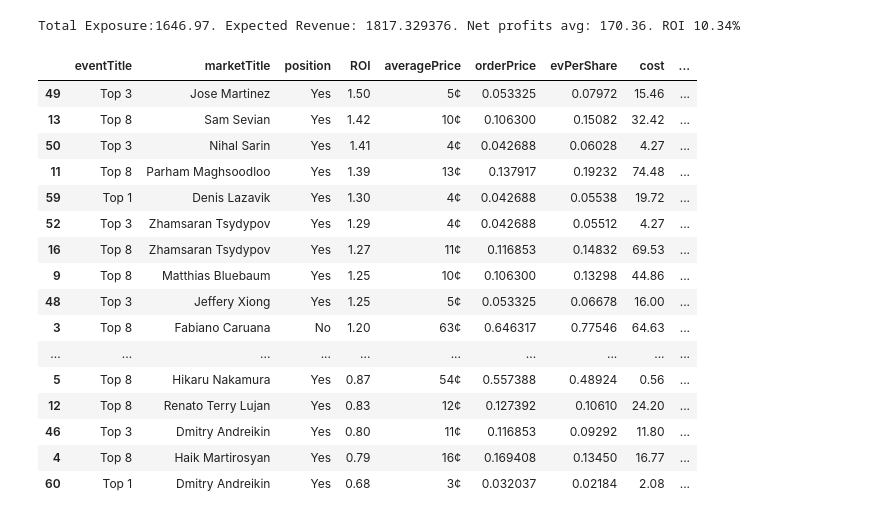
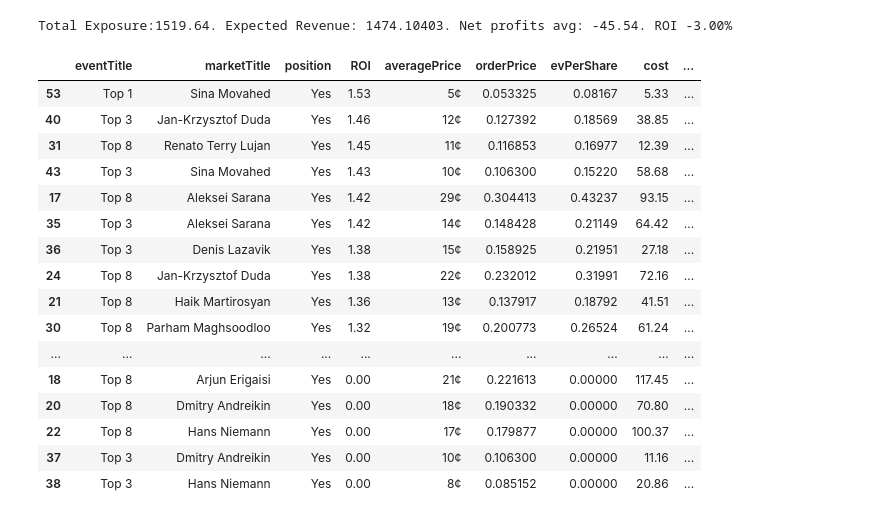
Before and after one commit to EvanMcCormick37/titled-tuesday-analysis, a Jupyter notebook: evans-analysis.ipynb, the cells around one changed output. Cells and saved outputs as stored; diff of their text form; code cells hidden in the pictures.

```diff
--- a/evans-analysis.ipynb
+++ b/evans-analysis.ipynb
@@ -161,0 +122,21 @@ Found 153 markets in events '['KXTITLEDTUESDAY-26JUL14', 'KXTITLEDTUESTOP-26JUL1
+# %%
+results = pd.read_csv("data/model_predictions/latest.csv").set_index('username')
+df = pd.DataFrame(all_asks)
+df['n'] = df['Market Title'].apply(lambda s: re.search(r'\d+',s).group())
+
+df['username'] = df['Player Name'].apply(lambda n: PLAYER_TO_USERNAME[n])
+evs = []
+order_prices=[]
+for _, row in df.iterrows():
+    n = 1 if row['n'] == '21' else int(row['n'])
+    p_yes = (results.loc[row['username'], f'P_top{n}'].item())
+    evs.append(p_yes if row['Side']=='YES' else (1-p_yes))
+
+df['EV'] = evs
+df['Order Price'] = (df['Ask Price ($)'] + 0.07 * df['Ask Price ($)'] * (1.0 - df['Ask Price ($)']))
+df['Total Cost'] = df['Quantity Available']*df['Order Price']
+df['Expected Return'] = ((df['EV']-df['Order Price'])*df['Quantity Available'].astype(int))
+df['ROI'] = round(df['EV']/df['Order Price'].astype(float),3)
+df = df[df['ROI']>1.]
+print(df['Expected Return'].sum())
+df[['Market Title','ROI','Side','Order Price','EV','Quantity Available','Total Cost','Expected Return']][(df['ROI']>1.)].sort_values('ROI',ascending=False)
@@ -180,7 +221,9 @@ for ax, (n, title) in zip(axes, metrics):
     norm = mcolors.Normalize(vmin=df_plot[col_when].min(), vmax=df_plot[col_when].max())
     colors = cmap(norm(df_plot[col_when]))
 
-    sns.barplot(data = df_plot, x=col_chance, y='username', ax=ax, palette=colors)
+    names = [USERNAME_TO_PLAYER.get(username,username) for username in df_plot['username']]
+
+    sns.barplot(data = df_plot, x=col_chance, y=names, ax=ax, palette=colors)
 
     ax.set_title(title, fontweight='bold')
 
@@ -243,7 +286,7 @@ for ax, (n, title) in zip(axes, metrics):
     for i, row in df_plot.iterrows():
         yes_val = row['Yes_Price']
         no_val = row['No_Price']
-        name = USERNAME_TO_PLAYER[row['username']]
+        name = USERNAME_TO_PLAYER.get(row['username'],row['username'])
 
         # Text for the Yes price (placed slightly to the right of the green bar's edge)
         ax.text(yes_val, i, yes_val, va='center', ha='left', fontsize=8, color='black')
@@ -341,7 +369,7 @@ def display_profits(df_tt, df_results, verbose=False):
         costs += row['cost']
 
         pos = 1.0 if row['position']=='Yes' else 0.0
-        username = PLAYER_TO_USERNAMES[row['marketTitle']][0]
+        username = PLAYER_TO_USERNAME[row['marketTitle']][0]
         n = row['n']
 
         if not username in df_results.index:
@@ -368,7 +396,7 @@ def avg_profits(df, df_results, fees=0, verbose=False):
     values = []
     values_per_share = []
     for idx, row in df.iterrows():
-        username = PLAYER_TO_USERNAMES[row['marketTitle']][0]
+        username = PLAYER_TO_USERNAME[row['marketTitle']]
         n = row['n']
         costs.append(round(row['volume']*row['orderPrice'],2))
 
@@ -388,53 +416,53 @@ def avg_profits(df, df_results, fees=0, verbose=False):
     # Calculate ROI, EV for each position
 
     expected_return_col = [round(r-c,2) for r,c in zip(revenues, costs)]
     roi_col = [round(r/c,2) for r,c in zip(revenues, costs)]
 
     # Calculate Summary Statistics
     revenue = sum(revenues)
     cost = sum(costs)+fees
     net_profit = revenue-cost
     roi = (revenue/cost-1)*100
 
     print(f"Total Exposure:{cost}. Expected Revenue: {revenue}. Net profits avg: {net_profit:.2f}. ROI {roi:.2f}%")
 
     return expected_return_col, values, values_per_share, roi_col, costs
 
 n_title_dict = {
-    'Titled Tuesday Top 8: Jul 14': 8,
-    'Titled Tuesday Top 3: Jul 14': 3,
-    'Titled Tuesday Winner: July 14th': 1
+    'Titled Tuesday Top 8: Jul 21': 8,
+    'Titled Tuesday Top 3: Jul 21': 3,
+    'Titled Tuesday Winner: Jul 21': 1
     }
 
 # Building the Kalshi Portfolio DF
 kalshi_orders = pd.read_csv("data/Kalshi-Advanced-Portfolio.csv")
 df_tt = kalshi_orders[kalshi_orders['eventTitle'].str.contains('Tuesday')]
 df_tt[['position','volume']] = df_tt['position'].str.split(' x ',expand=True)
 df_tt['volume'] = df_tt['volume'].astype(float)
 df_tt['n'] = df_tt['eventTitle'].apply(lambda x: n_title_dict[x])
 df_tt['orderPrice'] = kalshi_order_price(df_tt['averagePrice'].str.extract('(\d+)').astype(float)/100.0)
 df_tt['expectedReturn'], df_tt['expectedValue'], df_tt['evPerShare'], df_tt['ROI'], df_tt['cost']=avg_profits(df_tt, results)
 df_tt['eventTitle'] = df_tt['eventTitle'].apply(lambda event: f'Top {n_title_dict[event]}')
 df_tt[['eventTitle','marketTitle','position','ROI','averagePrice','orderPrice','evPerShare','cost','expectedValue','expectedReturn']].sort_values('ROI',ascending=False)
 # %% [output]
-Total Exposure:1646.97. Expected Revenue: 1817.329376. Net profits avg: 170.36. ROI 10.34%
+Total Exposure:1519.64. Expected Revenue: 1474.10403. Net profits avg: -45.54. ROI -3.00%
 |  | eventTitle | marketTitle | position | ROI | averagePrice | orderPrice | evPerShare | cost | ... |
-| 49 | Top 3 | Jose Martinez | Yes | 1.50 | 5¢ | 0.053325 | 0.07972 | 15.46 | ... |
-| 13 | Top 8 | Sam Sevian | Yes | 1.42 | 10¢ | 0.106300 | 0.15082 | 32.42 | ... |
-| 50 | Top 3 | Nihal Sarin | Yes | 1.41 | 4¢ | 0.042688 | 0.06028 | 4.27 | ... |
-| 11 | Top 8 | Parham Maghsoodloo | Yes | 1.39 | 13¢ | 0.137917 | 0.19232 | 74.48 | ... |
-| 59 | Top 1 | Denis Lazavik | Yes | 1.30 | 4¢ | 0.042688 | 0.05538 | 19.72 | ... |
-| 52 | Top 3 | Zhamsaran Tsydypov | Yes | 1.29 | 4¢ | 0.042688 | 0.05512 | 4.27 | ... |
-| 16 | Top 8 | Zhamsaran Tsydypov | Yes | 1.27 | 11¢ | 0.116853 | 0.14832 | 69.53 | ... |
-| 9 | Top 8 | Matthias Bluebaum | Yes | 1.25 | 10¢ | 0.106300 | 0.13298 | 44.86 | ... |
-| 48 | Top 3 | Jeffery Xiong | Yes | 1.25 | 5¢ | 0.053325 | 0.06678 | 16.00 | ... |
-| 3 | Top 8 | Fabiano Caruana | No | 1.20 | 63¢ | 0.646317 | 0.77546 | 64.63 | ... |
+| 53 | Top 1 | Sina Movahed | Yes | 1.53 | 5¢ | 0.053325 | 0.08167 | 5.33 | ... |
+| 40 | Top 3 | Jan-Krzysztof Duda | Yes | 1.46 | 12¢ | 0.127392 | 0.18569 | 38.85 | ... |
+| 31 | Top 8 | Renato Terry Lujan | Yes | 1.45 | 11¢ | 0.116853 | 0.16977 | 12.39 | ... |
+| 43 | Top 3 | Sina Movahed | Yes | 1.43 | 10¢ | 0.106300 | 0.15220 | 58.68 | ... |
+| 17 | Top 8 | Aleksei Sarana | Yes | 1.42 | 29¢ | 0.304413 | 0.43237 | 93.15 | ... |
+| 35 | Top 3 | Aleksei Sarana | Yes | 1.42 | 14¢ | 0.148428 | 0.21149 | 64.42 | ... |
+| 36 | Top 3 | Denis Lazavik | Yes | 1.38 | 15¢ | 0.158925 | 0.21951 | 27.18 | ... |
+| 24 | Top 8 | Jan-Krzysztof Duda | Yes | 1.38 | 22¢ | 0.232012 | 0.31991 | 72.16 | ... |
+| 21 | Top 8 | Haik Martirosyan | Yes | 1.36 | 13¢ | 0.137917 | 0.18792 | 41.51 | ... |
+| 30 | Top 8 | Parham Maghsoodloo | Yes | 1.32 | 19¢ | 0.200773 | 0.26524 | 61.24 | ... |
 | ... | ... | ... | ... | ... | ... | ... | ... | ... | ... |
-| 5 | Top 8 | Hikaru Nakamura | Yes | 0.87 | 54¢ | 0.557388 | 0.48924 | 0.56 | ... |
-| 12 | Top 8 | Renato Terry Lujan | Yes | 0.83 | 12¢ | 0.127392 | 0.10610 | 24.20 | ... |
-| 46 | Top 3 | Dmitry Andreikin | Yes | 0.80 | 11¢ | 0.116853 | 0.09292 | 11.80 | ... |
-| 4 | Top 8 | Haik Martirosyan | Yes | 0.79 | 16¢ | 0.169408 | 0.13450 | 16.77 | ... |
-| 60 | Top 1 | Dmitry Andreikin | Yes | 0.68 | 3¢ | 0.032037 | 0.02184 | 2.08 | ... |
+| 18 | Top 8 | Arjun Erigaisi | Yes | 0.00 | 21¢ | 0.221613 | 0.00000 | 117.45 | ... |
+| 20 | Top 8 | Dmitry Andreikin | Yes | 0.00 | 18¢ | 0.190332 | 0.00000 | 70.80 | ... |
+| 22 | Top 8 | Hans Niemann | Yes | 0.00 | 17¢ | 0.179877 | 0.00000 | 100.37 | ... |
+| 37 | Top 3 | Dmitry Andreikin | Yes | 0.00 | 10¢ | 0.106300 | 0.00000 | 11.16 | ... |
+| 38 | Top 3 | Hans Niemann | Yes | 0.00 | 8¢ | 0.085152 | 0.00000 | 20.86 | ... |
 # %%
 from bootstrap_mc_kalshi import (
     load_and_prepare, build_player_pool,
```
Also changed, not shown: parts of 17 cells of this notebook, 48 other files.
